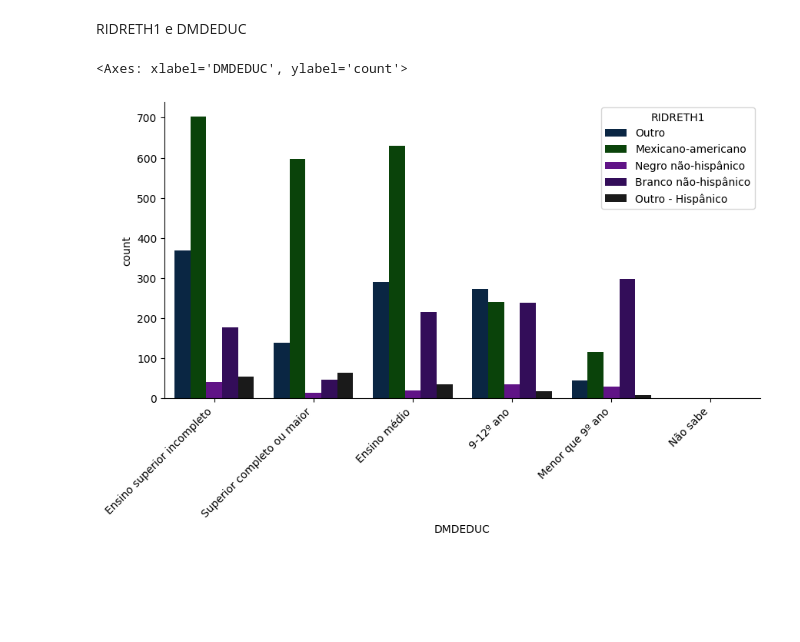
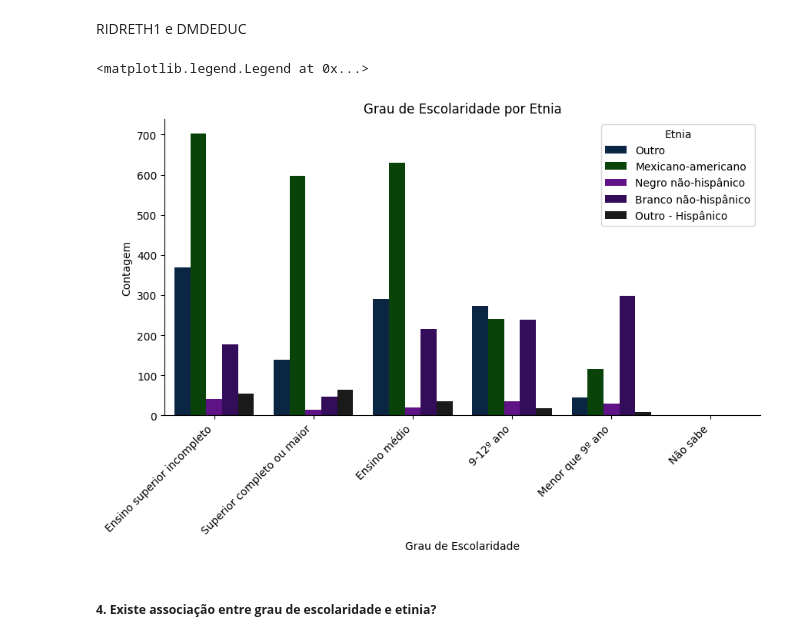
Before and after one commit to OtavioAroca/portfolio, a Jupyter notebook: depressao.ipynb, the cells around one changed output. Cells and saved outputs as stored; diff of their text form; code cells hidden in the pictures; blank space fills up the shorter version.

```diff
--- a/depressao.ipynb
+++ b/depressao.ipynb
@@ -1218,9 +1218,15 @@ Há evidências de que existe associação entre gênero e categoria de sintomas
 RIDRETH1 e  DMDEDUC
 # %%
 plt.figure(figsize=(10,5))
+plt.title('Grau de Escolaridade por Etnia')
+plt.xlabel('Grau de Escolaridade')
+plt.ylabel('Contagem')
 plt.xticks(rotation=45, ha='right')
 sns.despine(right= True)
 sns.countplot(x= 'DMDEDUC', data=df_unido, hue='RIDRETH1', palette=custom_palette)
+plt.legend(title='Etnia')
 # %% [output]
-<Axes: xlabel='DMDEDUC', ylabel='count'>
+<matplotlib.legend.Legend at 0x...>
-[figure, old version]
+[figure, new version]
+# %% [markdown]
+##### **4. Existe associação entre grau de escolaridade e etinia?**
```
Also changed, not shown: parts of 34 cells of this notebook.
